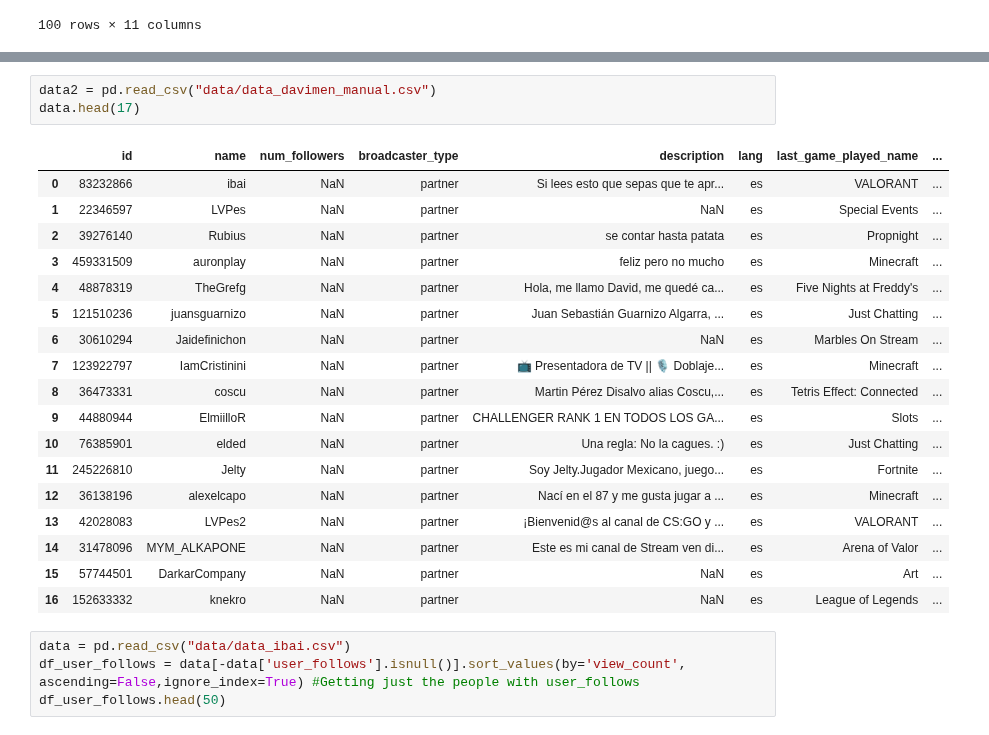
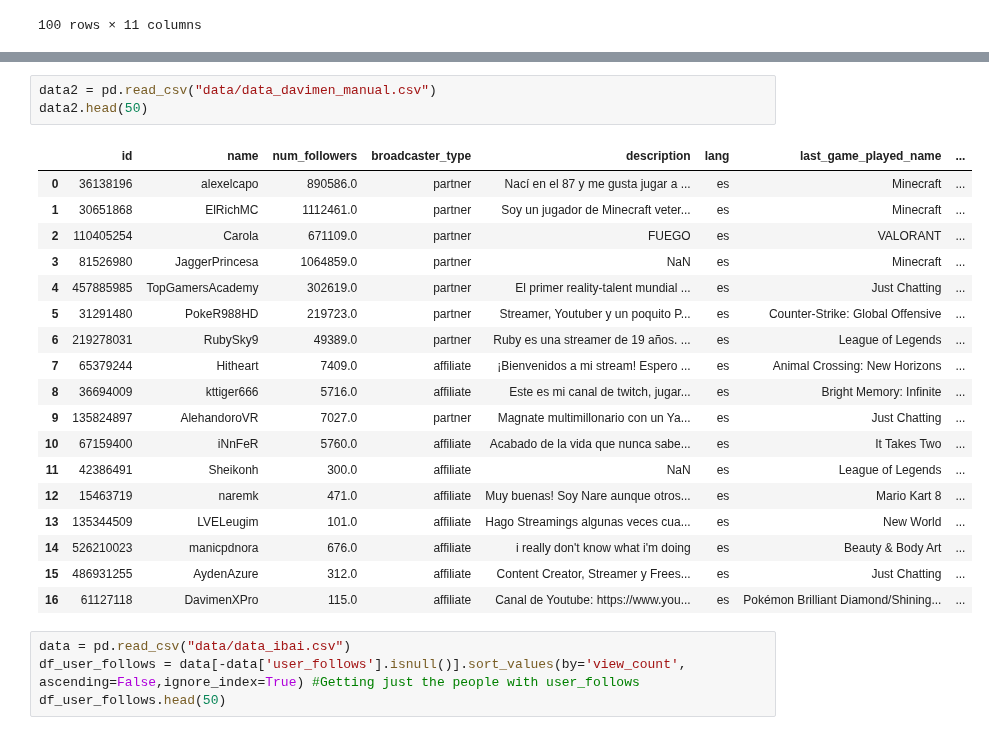
Before and after one commit to Enver-group/twitch-web-analytics, a Jupyter notebook: notebooks/davimen-twitch-api.ipynb, the cells around one changed output, grey strips where cells are left out. Saved outputs shown, nothing was run; the diff lists cells and outputs as text.

Commit message:
Ibai dataset completed

```diff
--- a/notebooks/davimen-twitch-api.ipynb
+++ b/notebooks/davimen-twitch-api.ipynb
@@ -212,25 +214,25 @@ INFO:src.data.make_dataset:10/17 have been processed.
 # %%
 data2 = pd.read_csv("data/data_davimen_manual.csv")
-data.head(17)
+data2.head(50)
 # %% [output]
 |  | id | name | num_followers | broadcaster_type | description | lang | last_game_played_name | ... |
-| 0 | 83232866 | ibai | NaN | partner | Si lees esto que sepas que te apr... | es | VALORANT | ... |
-| 1 | 22346597 | LVPes | NaN | partner | NaN | es | Special Events | ... |
-| 2 | 39276140 | Rubius | NaN | partner | se contar hasta patata | es | Propnight | ... |
-| 3 | 459331509 | auronplay | NaN | partner | feliz pero no mucho | es | Minecraft | ... |
-| 4 | 48878319 | TheGrefg | NaN | partner | Hola, me llamo David, me quedé ca... | es | Five Nights at Freddy's | ... |
-| 5 | 121510236 | juansguarnizo | NaN | partner | Juan Sebastián Guarnizo Algarra, ... | es | Just Chatting | ... |
-| 6 | 30610294 | Jaidefinichon | NaN | partner | NaN | es | Marbles On Stream | ... |
-| 7 | 123922797 | IamCristinini | NaN | partner | 📺 Presentadora de TV || 🎙 Doblaje... | es | Minecraft | ... |
-| 8 | 36473331 | coscu | NaN | partner | Martin Pérez Disalvo alias Coscu,... | es | Tetris Effect: Connected | ... |
-| 9 | 44880944 | ElmiilloR | NaN | partner | CHALLENGER RANK 1 EN TODOS LOS GA... | es | Slots | ... |
-| 10 | 76385901 | elded | NaN | partner | Una regla: No la cagues. :) | es | Just Chatting | ... |
-| 11 | 245226810 | Jelty | NaN | partner | Soy Jelty.Jugador Mexicano, juego... | es | Fortnite | ... |
-| 12 | 36138196 | alexelcapo | NaN | partner | Nací en el 87 y me gusta jugar a ... | es | Minecraft | ... |
-| 13 | 42028083 | LVPes2 | NaN | partner | ¡Bienvenid@s al canal de CS:GO y ... | es | VALORANT | ... |
-| 14 | 31478096 | MYM_ALKAPONE | NaN | partner | Este es mi canal de Stream ven di... | es | Arena of Valor | ... |
-| 15 | 57744501 | DarkarCompany | NaN | partner | NaN | es | Art | ... |
-| 16 | 152633332 | knekro | NaN | partner | NaN | es | League of Legends | ... |
+| 0 | 36138196 | alexelcapo | 890586.0 | partner | Nací en el 87 y me gusta jugar a ... | es | Minecraft | ... |
+| 1 | 30651868 | ElRichMC | 1112461.0 | partner | Soy un jugador de Minecraft veter... | es | Minecraft | ... |
+| 2 | 110405254 | Carola | 671109.0 | partner | FUEGO | es | VALORANT | ... |
+| 3 | 81526980 | JaggerPrincesa | 1064859.0 | partner | NaN | es | Minecraft | ... |
+| 4 | 457885985 | TopGamersAcademy | 302619.0 | partner | El primer reality-talent mundial ... | es | Just Chatting | ... |
+| 5 | 31291480 | PokeR988HD | 219723.0 | partner | Streamer, Youtuber y un poquito P... | es | Counter-Strike: Global Offensive | ... |
+| 6 | 219278031 | RubySky9 | 49389.0 | partner | Ruby es una streamer de 19 años. ... | es | League of Legends | ... |
+| 7 | 65379244 | Hitheart | 7409.0 | affiliate | ¡Bienvenidos a mi stream! Espero ... | es | Animal Crossing: New Horizons | ... |
+| 8 | 36694009 | kttiger666 | 5716.0 | affiliate | Este es mi canal de twitch, jugar... | es | Bright Memory: Infinite | ... |
+| 9 | 135824897 | AlehandoroVR | 7027.0 | partner | Magnate multimillonario con un Ya... | es | Just Chatting | ... |
+| 10 | 67159400 | iNnFeR | 5760.0 | affiliate | Acabado de la vida que nunca sabe... | es | It Takes Two | ... |
+| 11 | 42386491 | Sheikonh | 300.0 | affiliate | NaN | es | League of Legends | ... |
+| 12 | 15463719 | naremk | 471.0 | affiliate | Muy buenas! Soy Nare aunque otros... | es | Mario Kart 8 | ... |
+| 13 | 135344509 | LVELeugim | 101.0 | affiliate | Hago Streamings algunas veces cua... | es | New World | ... |
+| 14 | 526210023 | manicpdnora | 676.0 | affiliate | i really don't know what i'm doing | es | Beauty & Body Art | ... |
+| 15 | 486931255 | AydenAzure | 312.0 | affiliate | Content Creator, Streamer y Frees... | es | Just Chatting | ... |
+| 16 | 61127118 | DavimenXPro | 115.0 | affiliate | Canal de Youtube: https://www.you... | es | Pokémon Brilliant Diamond/Shining... | ... |
 # %%
 data = pd.read_csv("data/data_ibai.csv")
 df_user_follows = data[-data['user_follows'].isnull()].sort_values(by='view_count', ascending=False,ignore_index=True) #Getting just the people with user_follows
```
Also changed, not shown: parts of 7 cells of this notebook, 2 other files.
